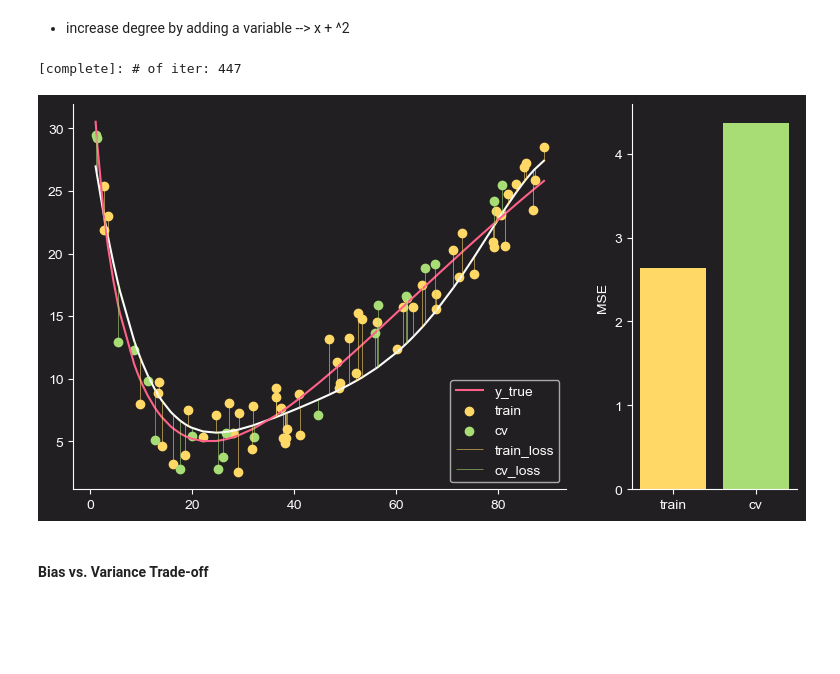
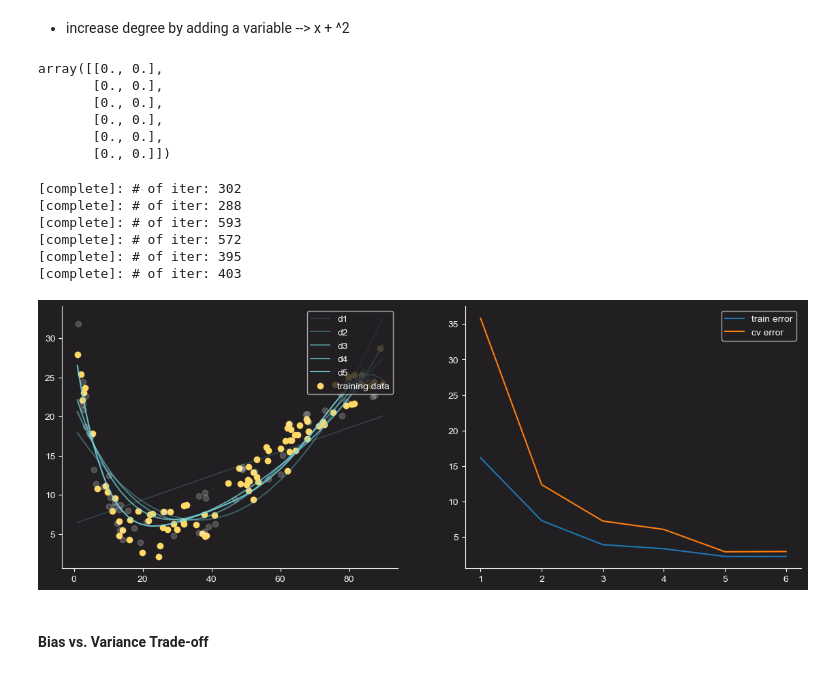
Before and after one commit to jakecreate/machine-learning-from-scratch, a Jupyter notebook: fundamentals_machine_learning.ipynb, the cells around one changed output. Saved outputs shown, nothing was run; the diff lists cells and outputs as text; code cells hidden in the pictures; blank space fills up the shorter version.

Commit message:
create bias variance trade-off error

```diff
--- a/fundamentals_machine_learning.ipynb
+++ b/fundamentals_machine_learning.ipynb
@@ -411,49 +411,61 @@ class LinearRegression():
 def generate_degree(x, d_num):
     xd_list = [x]
     for d in range(2, d_num+1):
-        xd_list.append(x**d)
+        xd_list.append(np.round(x**d, 5))
 
     return np.vstack(xd_list).T
+# %%
+np.zeros((6, 2))
+# %% [output]
+array([[0., 0.],
+       [0., 0.],
+       [0., 0.],
+       [0., 0.],
+       [0., 0.],
+       [0., 0.]])
 # %%
 degree = 6
-X_scaled = generate_degree(scaler.scale(x), degree)
-X2_cv_scaled = generate_degree(x_cv_scaled, degree)
-X2_train_scaled = generate_degree(x_train_scaled, degree)
-X2_cv_scaled = generate_degree(x_cv_scaled, degree)
+train_cv_error = np.zeros((degree, 2))
+fitted_model = []
+for i in range(degree):
+    X_scaled = generate_degree(scaler.scale(x), i+1)
+    X2_train_scaled = generate_degree(x_train_scaled, i+1)
+    X2_cv_scaled = generate_degree(x_cv_scaled, i+1)
+
+    model = LinearRegression()
+
+    model.fit(X2_train_scaled, y_train)
+    fitted_model.append(model.predict(X_scaled))
+
+    train_cv_error[i, 0] = cost_mse(model.predict(X2_train_scaled), y_train)
+    train_cv_error[i, 1] = cost_mse(model.predict(X2_cv_scaled), y_cv)
+# %% [output]
+[complete]: # of iter: 302
+[complete]: # of iter: 288
+[complete]: # of iter: 593
+[complete]: # of iter: 572
+[complete]: # of iter: 395
+[complete]: # of iter: 403
-# %%
-model = LinearRegression()
-model.fit(X2_train_scaled, y_train)
-y2_train_pred = model.predict(X2_train_scaled)
-y2_cv_pred = model.predict(X2_cv_scaled)
-# %% [output]
-[complete]: # of iter: 447
 # %%
-y_pred = model.predict(X_scaled)
+fig, ax = plt.subplots(1, 2, figsize=(14, 5))
 
-train_err = np.sort(np.vstack([y_train, y2_train_pred]), axis=0)
-cv_err = np.sort(np.vstack([y_cv, y2_cv_pred]), axis=0)
+tot_alpha = 0
+for i in range(degree - 1):
+    tot_alpha+=1/degree
+    ax[0].plot(x, fitted_model[i], c=c_['blue'], alpha=tot_alpha, label=f'd{i+1}')
 
-fig, ax = plt.subplots(1, 2, figsize=(7+(7/3), 5), gridspec_kw={'width_ratios': [3, 1]})
+ax[0].scatter(x_train, y_train, c=c_['yellow'], label='training data')
+ax[0].scatter(x_cv, y_cv, c=c_['white'], alpha=0.2)
+ax[0].scatter(x_test, y_test, c=c_['white'], alpha=0.2)
 
-ax[0].plot(x, y_pred, c=c_['white'])
-ax[0].plot(x, y_true, c=c_['red'], label='y_true')
-ax[0].scatter(x_train, y_train, c=c_['yellow'], label='train')
-ax[0].scatter(x_cv, y_cv, c=c_['green'], label='cv')
-ax[0].vlines(x=x_train, ymin=train_err[0], ymax=train_err[1], color=c_['yellow'], label='train_loss', linewidth=0.4)
-ax[0].vlines(x=x_cv, ymin=cv_err[0], ymax=cv_err[1], color=c_['green'], label='cv_loss', linewidth=0.4)
-
-ax[1].bar(['train', 'cv'],
-          [cost_mse(y_train, y2_train_pred), cost_mse(y_cv, y2_cv_pred)],
-          color=[c_['yellow'], c_['green'], c_['red']])
-ax[1].set_ylabel('MSE')
-
+ax[1].plot(np.arange(1, degree + 1), train_cv_error[:, 0], label='train error')
+ax[1].plot(np.arange(1, degree + 1), train_cv_error[:, 1], label='cv error')
 for axes in ax.flat:
     axes.spines[['top', 'right']].set_visible(False)
     axes.spines[['bottom', 'left']].set_color(c_['white'])
-
-ax[0].legend(loc='lower right');
+    axes.legend(loc='upper right');
 # %% [output]
-[figure, old version]
+[figure, new version]
 # %% [markdown]
 #### Bias vs. Variance Trade-off
 # %% [markdown]
```
Also changed, not shown: parts of 6 cells of this notebook.
